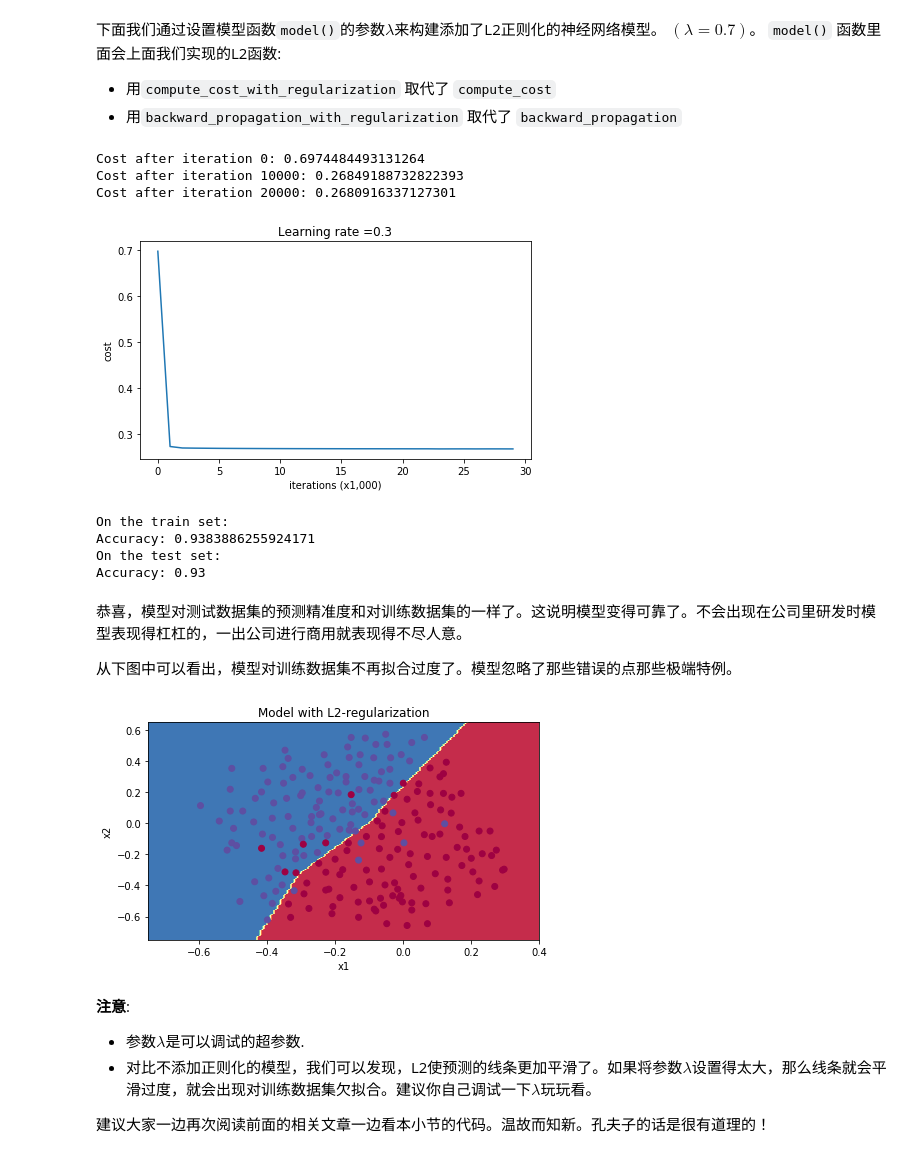
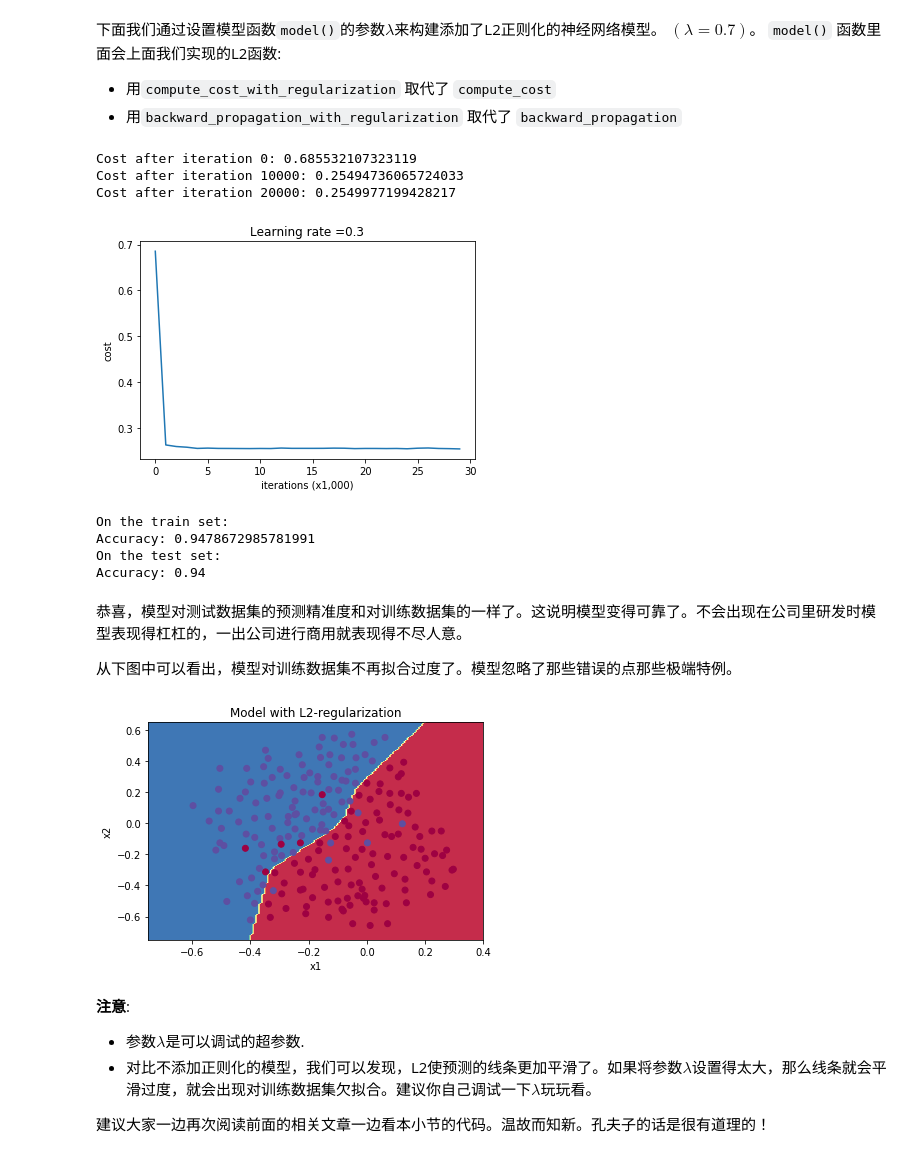
Before and after one commit to oaiao/ai, a Jupyter notebook: ai/05_regularization/regularization.ipynb, the cells around one changed output. Cells and saved outputs as stored; diff of their text form; code cells hidden in the pictures.

```diff
--- a/ai/05_regularization/regularization.ipynb
+++ b/ai/05_regularization/regularization.ipynb
@@ -200,20 +200,20 @@ dW3 = [[-1.77691347 -0.11832879 -0.09397446]]
 - 用`compute_cost_with_regularization` 取代了 `compute_cost`
 - 用`backward_propagation_with_regularization` 取代了 `backward_propagation`
 # %%
-parameters = model(train_X, train_Y, lambd=0.7)
+parameters = model(train_X, train_Y, lambd=0.5)
 print("On the train set:")
 predictions_train = predict(train_X, train_Y, parameters)
 print("On the test set:")
 predictions_test = predict(test_X, test_Y, parameters)
 # %% [output]
-Cost after iteration 0: 0.6974484493131264
-Cost after iteration 10000: 0.26849188732822393
-Cost after iteration 20000: 0.2680916337127301
+Cost after iteration 0: 0.685532107323119
+Cost after iteration 10000: 0.25494736065724033
+Cost after iteration 20000: 0.2549977199428217
-[figure, old version]
+[figure, new version]
 On the train set:
-Accuracy: 0.9383886255924171
+Accuracy: 0.9478672985781991
 On the test set:
-Accuracy: 0.93
+Accuracy: 0.94
 # %% [markdown]
 恭喜，模型对测试数据集的预测精准度和对训练数据集的一样了。这说明模型变得可靠了。不会出现在公司里研发时模型表现得杠杠的，一出公司进行商用就表现得不尽人意。
 
@@ -225,7 +225,7 @@ axes.set_xlim([-0.75,0.40])
 axes.set_ylim([-0.75,0.65])
 plot_decision_boundary(lambda x: predict_dec(parameters, x.T), train_X, train_Y.ravel())
 # %% [output]
-[figure, old version]
+[figure, new version]
 # %% [markdown]
 **注意**:
 - 参数$\lambda$是可以调试的超参数.
```
Also changed, not shown: parts of 4 cells of this notebook.
